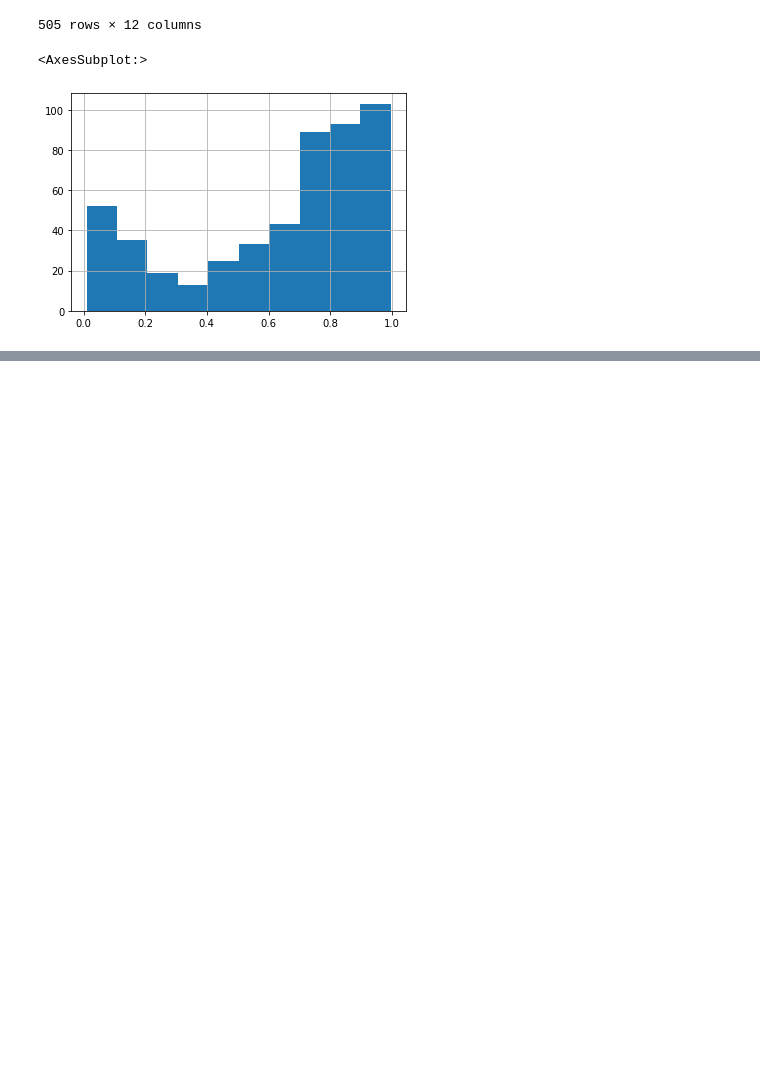
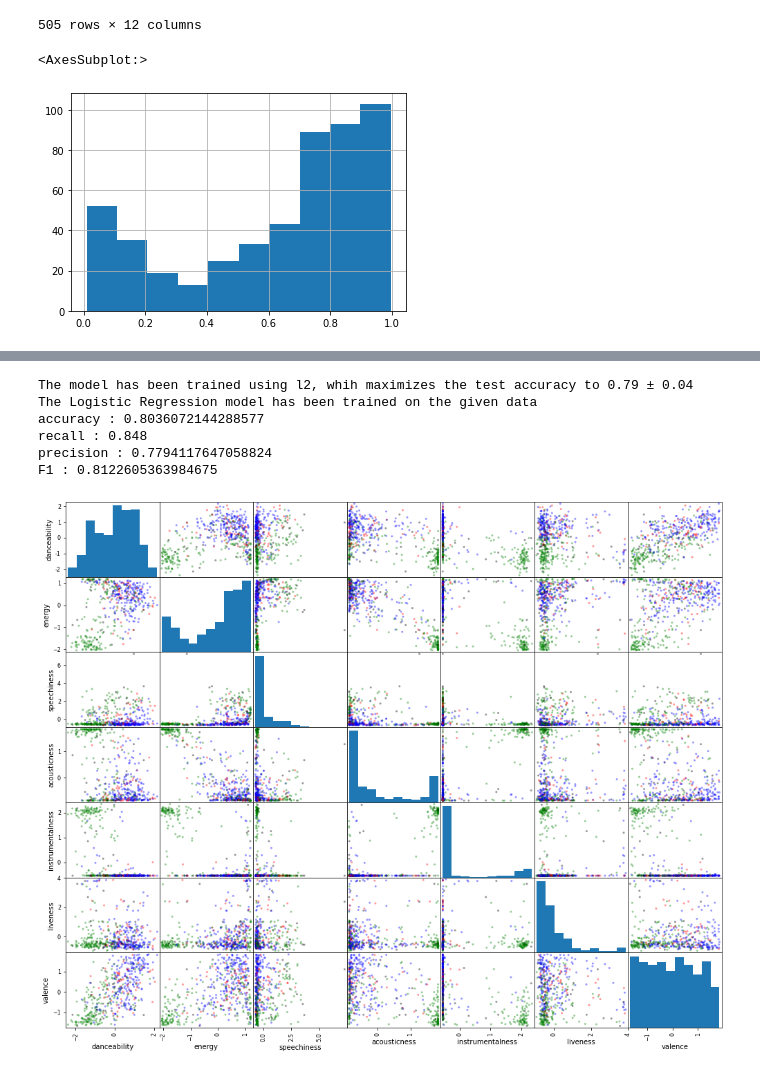
Before and after one commit to sergi-andreu/MMSL, a Jupyter notebook: Project.ipynb, the cells around one changed output, grey strips where cells are left out. Drawn from its saved outputs; the diff is of its cells as text; code cells hidden in the pictures; blank space fills up the shorter version.

```diff
--- a/Project.ipynb
+++ b/Project.ipynb
@@ -130,0 +65,10 @@ print(logistic.predict(data.df)[6])
+# %%
+logistic.fit_all_data_with_best_parameters()
+# %% [output]
+The model has been trained using l2, whih maximizes the test accuracy to 0.79 ± 0.04
+The Logistic Regression model has been trained on the given data
+accuracy : 0.8036072144288577
+recall : 0.848
+precision : 0.7794117647058824
+F1 : 0.8122605363984675
+[figure, added]
```
Also changed, not shown: parts of 25 cells of this notebook, 2 other files.
